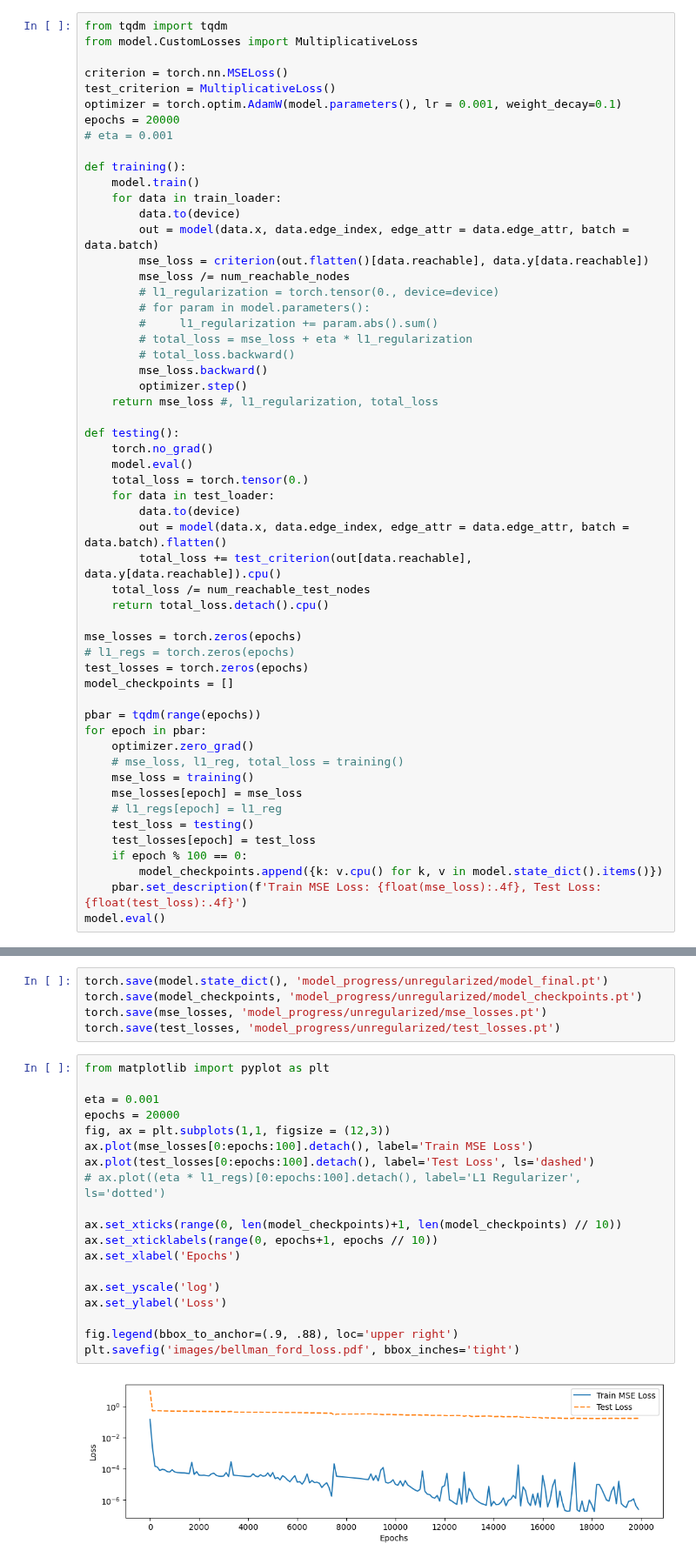
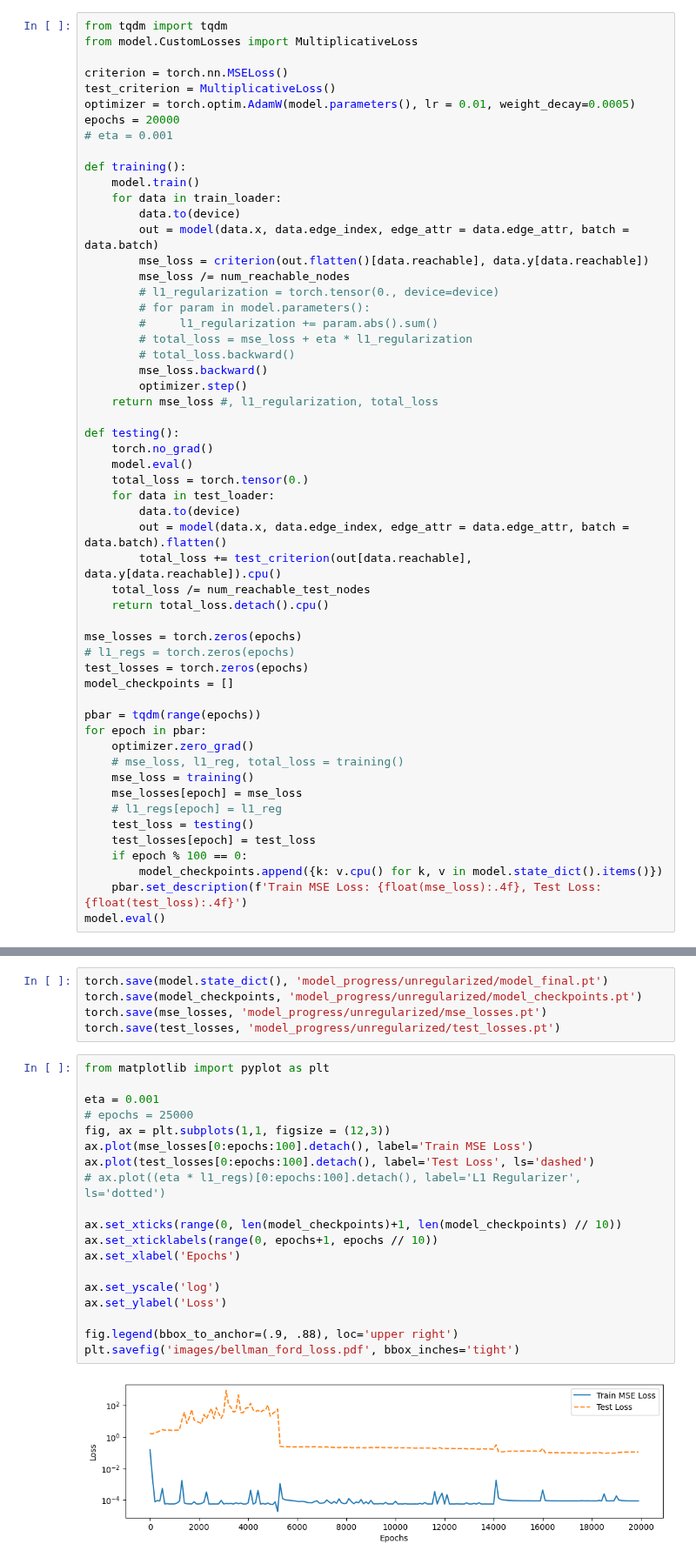
Before and after one commit to pnnl/MINAR, a Jupyter notebook: train_gnn_bellman_ford_unregularized.ipynb, the cells around one changed output, grey strips where cells are left out. Shown at 87% size. Cells and saved outputs as stored; diff of their text form.

```diff
--- a/train_gnn_bellman_ford_unregularized.ipynb
+++ b/train_gnn_bellman_ford_unregularized.ipynb
@@ -34,7 +34,7 @@ from model.CustomLosses import MultiplicativeLoss
 
 criterion = torch.nn.MSELoss()
 test_criterion = MultiplicativeLoss()
-optimizer = torch.optim.AdamW(model.parameters(), lr = 0.001, weight_decay=0.1)
+optimizer = torch.optim.AdamW(model.parameters(), lr = 0.01, weight_decay=0.0005)
 epochs = 20000
 # eta = 0.001
 
@@ -93,24 +93,24 @@ torch.save(test_losses, 'model_progress/unregularized/test_losses.pt')
 # %%
 from matplotlib import pyplot as plt
 
 eta = 0.001
-epochs = 20000
+# epochs = 25000
 fig, ax = plt.subplots(1,1, figsize = (12,3))
 ax.plot(mse_losses[0:epochs:100].detach(), label='Train MSE Loss')
 ax.plot(test_losses[0:epochs:100].detach(), label='Test Loss', ls='dashed')
 # ax.plot((eta * l1_regs)[0:epochs:100].detach(), label='L1 Regularizer', ls='dotted')
 
 ax.set_xticks(range(0, len(model_checkpoints)+1, len(model_checkpoints) // 10))
 ax.set_xticklabels(range(0, epochs+1, epochs // 10))
 ax.set_xlabel('Epochs')
 
 ax.set_yscale('log')
 ax.set_ylabel('Loss')
 
 fig.legend(bbox_to_anchor=(.9, .88), loc='upper right')
 plt.savefig('images/bellman_ford_loss.pdf', bbox_inches='tight')
 # %% [output]
-[figure, old version]
+[figure, new version]
 # %%
 import matplotlib.pyplot as plt
 node_weights_0 = torch.empty((len(model_checkpoints),
```
Also changed, not shown: parts of 2 cells of this notebook, 9 other files.
